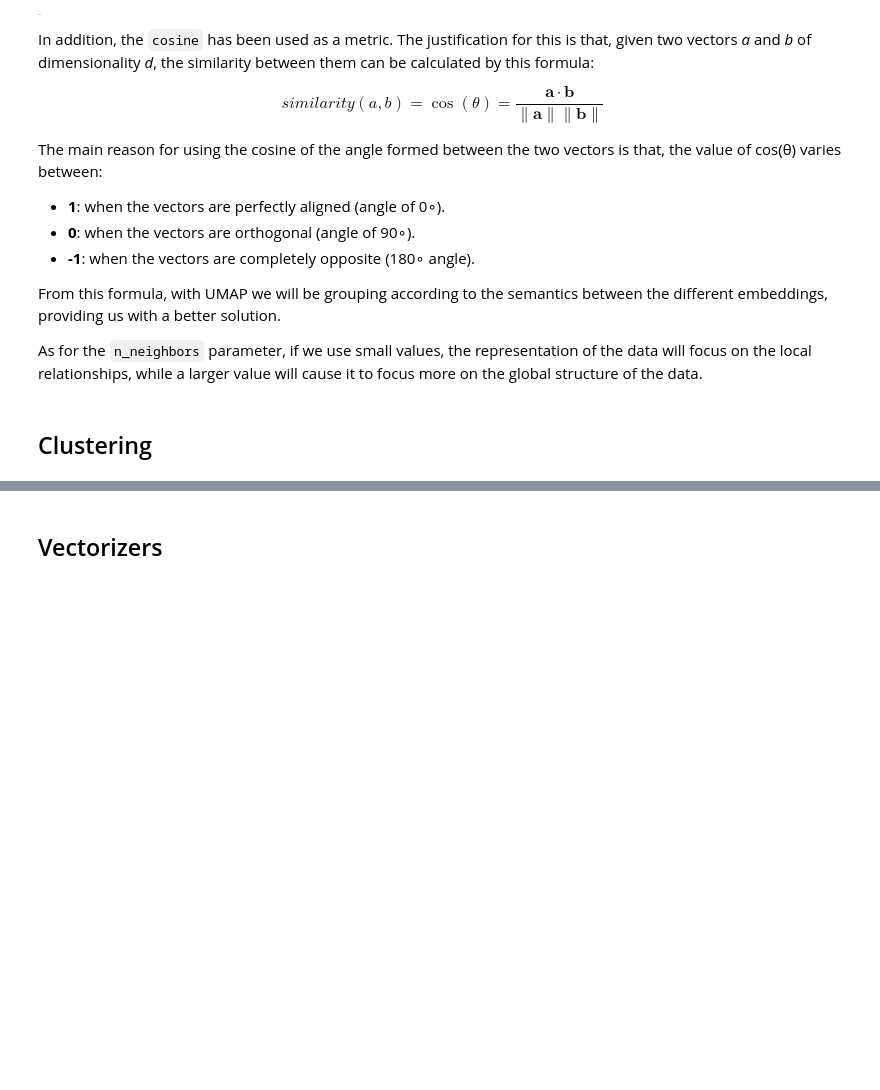
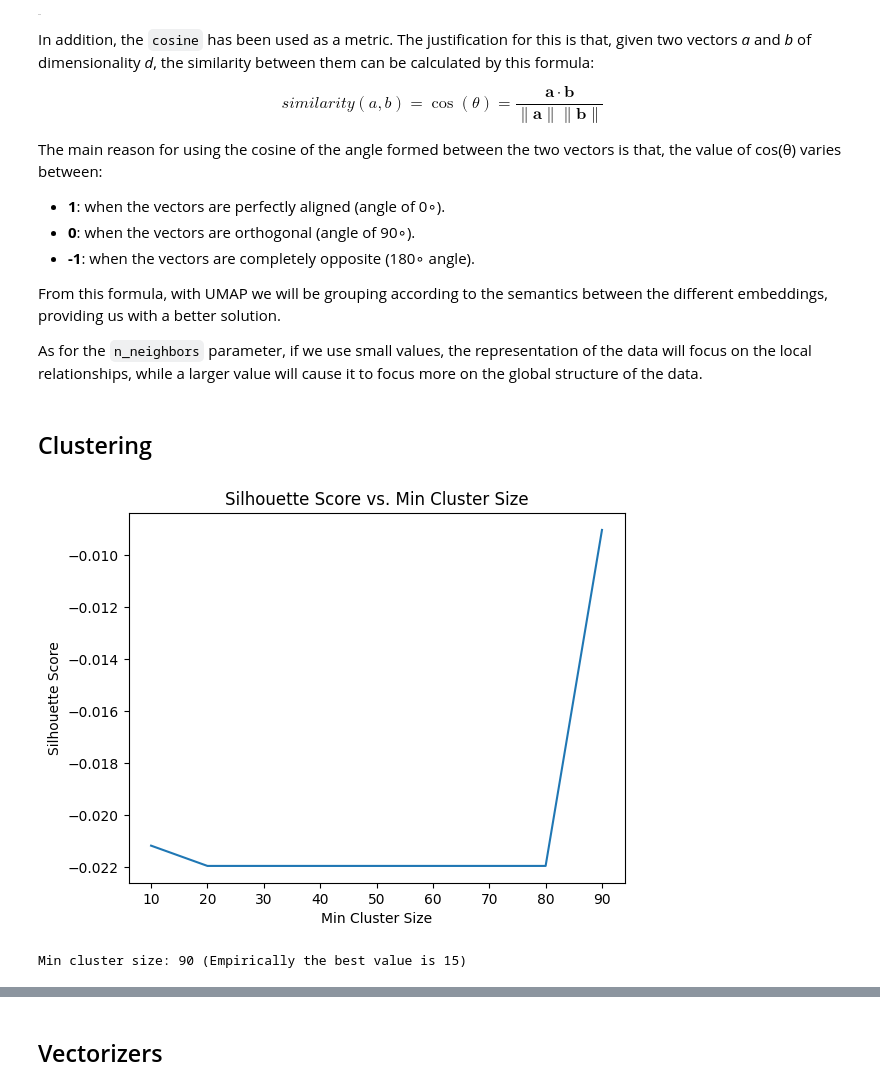
Before and after one commit to RedBed24/ml_2425, a Jupyter notebook: task3/task3.ipynb, the cells around one changed output, grey strips where cells are left out. Cells and saved outputs as stored; diff of their text form; code cells hidden in the pictures; blank space fills up the shorter version.

Commit message:
feat: add clustering

```diff
--- a/task3/task3.ipynb
+++ b/task3/task3.ipynb
@@ -286,0 +285,29 @@ cluster_model = HDBSCAN(min_cluster_size=15, metric='euclidean', cluster_selecti
+# %%
+from sklearn.metrics import silhouette_score
+
+min_cluster_sizes = range(10, 100, 10)
+silhouette_scores = []
+
+for size in min_cluster_sizes:
+    cluster = HDBSCAN(min_cluster_size=size, metric='euclidean', prediction_data=True)
+    cluster.fit(umap_model.fit_transform(embeddings))
+    silhouette_scores.append(silhouette_score(embeddings, cluster.labels_))
+
+plt.plot(min_cluster_sizes, silhouette_scores)
+plt.title("Silhouette Score vs. Min Cluster Size")
+plt.xlabel("Min Cluster Size")
+plt.ylabel("Silhouette Score")
+plt.show()
+# %% [output]
+[figure, added]
+# %%
+# Get the min_cluster_size based on the silhouette_score
+min_cluster_size = silhouette_scores.index(max(silhouette_scores))*10 + 10
+print(f"Min cluster size: {min_cluster_size} (Empirically the best value is 15)")
+
+# Modify min_cluster_size value based on experience
+min_cluster_size = 15
+
+cluster_model = HDBSCAN(min_cluster_size=min_cluster_size, metric='euclidean', cluster_selection_method='eom', prediction_data=True)
+# %% [output]
+Min cluster size: 90 (Empirically the best value is 15)
```
Also changed, not shown: parts of 8 cells of this notebook.
